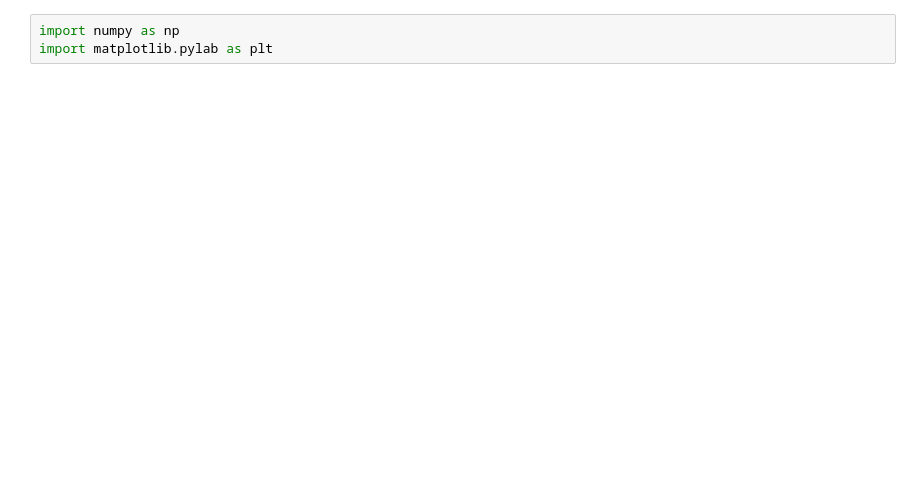
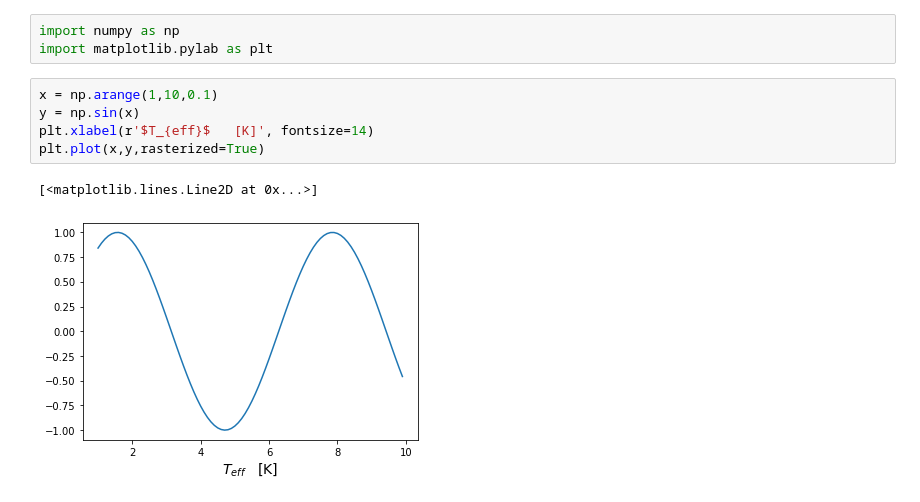
Before and after one commit to catketchup/cs, a Jupyter notebook: python/collection/plot_test.ipynb, the cells around one changed output. Cells and saved outputs as stored; diff of their text form; blank space fills up the shorter version.

```diff
--- a/python/collection/plot_test.ipynb
+++ b/python/collection/plot_test.ipynb
@@ -1,3 +1,11 @@
 # %%
 import numpy as np
 import matplotlib.pylab as plt
+# %%
+x = np.arange(1,10,0.1)
+y = np.sin(x)
+plt.xlabel(r'$T_{eff}$   [K]', fontsize=14)
+plt.plot(x,y,rasterized=True)
+# %% [output]
+[<matplotlib.lines.Line2D at 0x...>]
+[figure, added]
```
Also changed, not shown: parts of 2 cells of this notebook, 25 other files.
